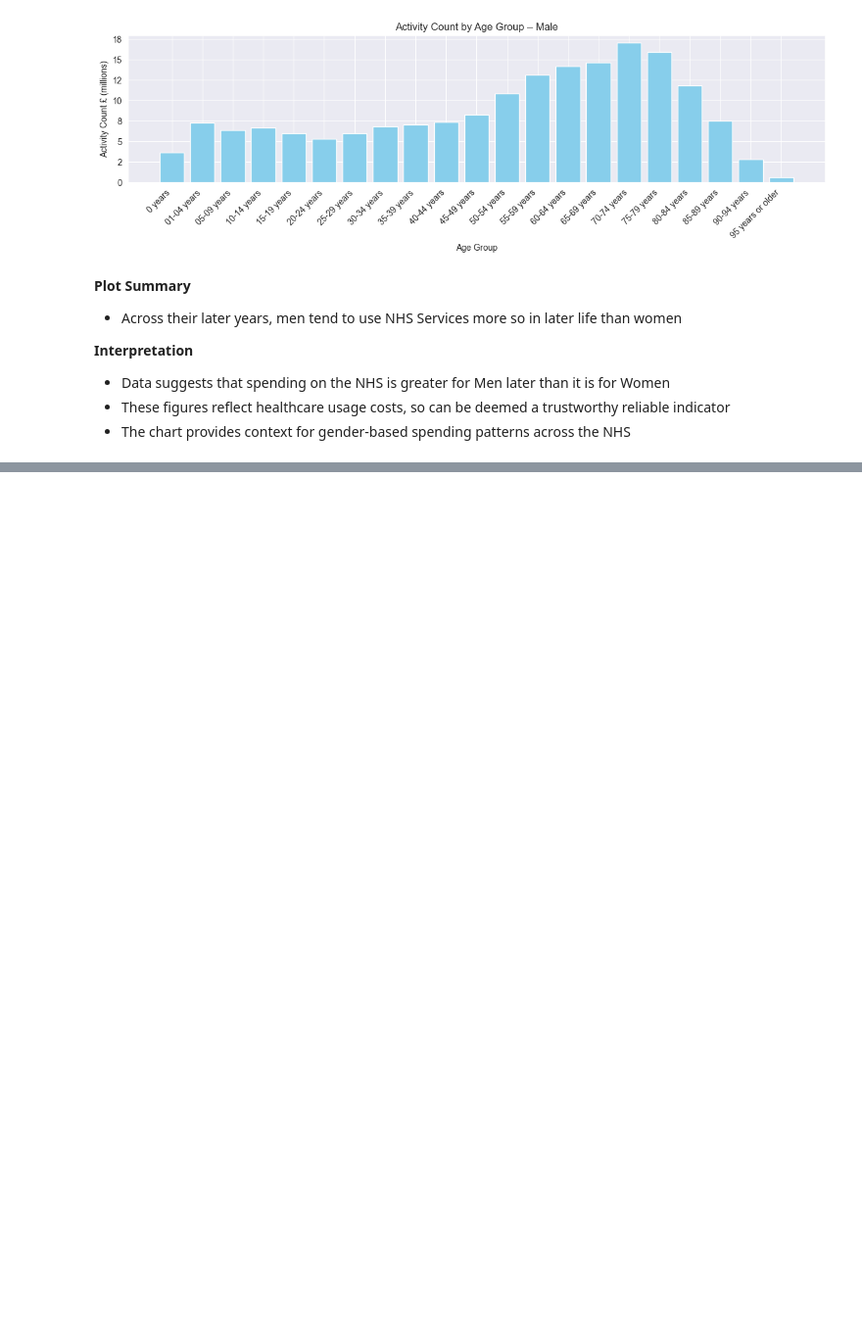
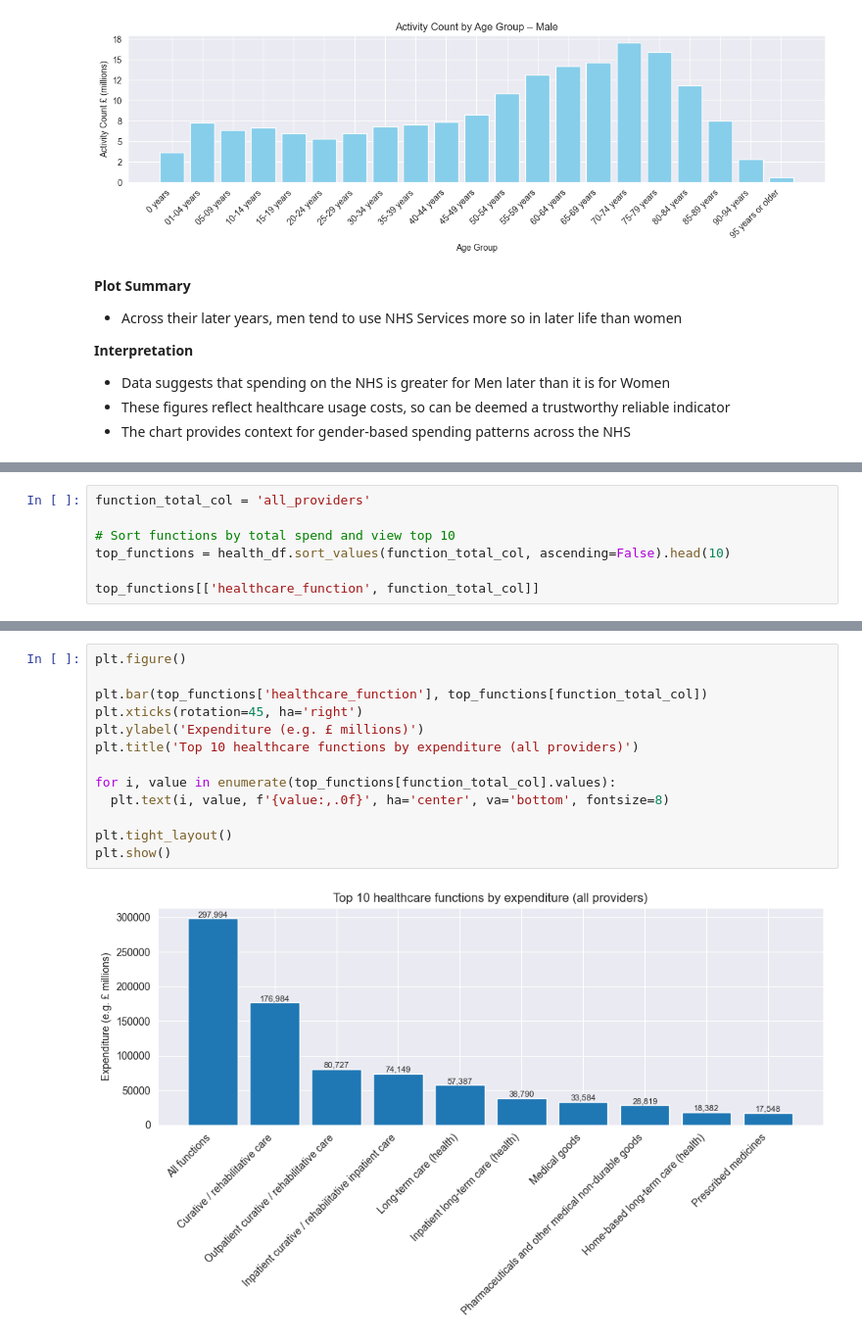
Before and after one commit to maymay238xx/Data-Science-Research-Project---Cisgender-and-Healthcare, a Jupyter notebook: notebooks/02-analysis-visualisation-notebook.ipynb, the cells around one changed output, grey strips where cells are left out. Shown at 98% size. Drawn from its saved outputs; the diff is of its cells as text; blank space fills up the shorter version.

```diff
--- a/notebooks/02-analysis-visualisation-notebook.ipynb
+++ b/notebooks/02-analysis-visualisation-notebook.ipynb
@@ -966,0 +1020,7 @@ plt.show()
+# %%
+function_total_col = 'all_providers'
+
+# Sort functions by total spend and view top 10
+top_functions = health_df.sort_values(function_total_col, ascending=False).head(10)
+
+top_functions[['healthcare_function', function_total_col]]
@@ -966,0 +1039,15 @@ plt.show()
+# %%
+plt.figure()
+
+plt.bar(top_functions['healthcare_function'], top_functions[function_total_col])
+plt.xticks(rotation=45, ha='right')
+plt.ylabel('Expenditure (e.g. £ millions)')
+plt.title('Top 10 healthcare functions by expenditure (all providers)')
+
+for i, value in enumerate(top_functions[function_total_col].values):
+  plt.text(i, value, f'{value:,.0f}', ha='center', va='bottom', fontsize=8)
+
+plt.tight_layout()
+plt.show()
+# %% [output]
+[figure, added]
```
Also changed, not shown: parts of 59 cells of this notebook, 1 other file.
